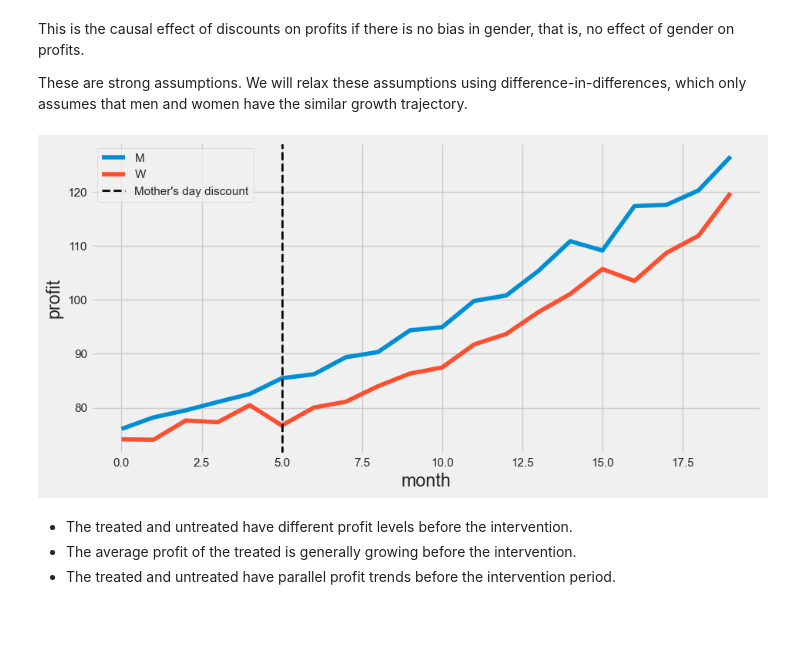
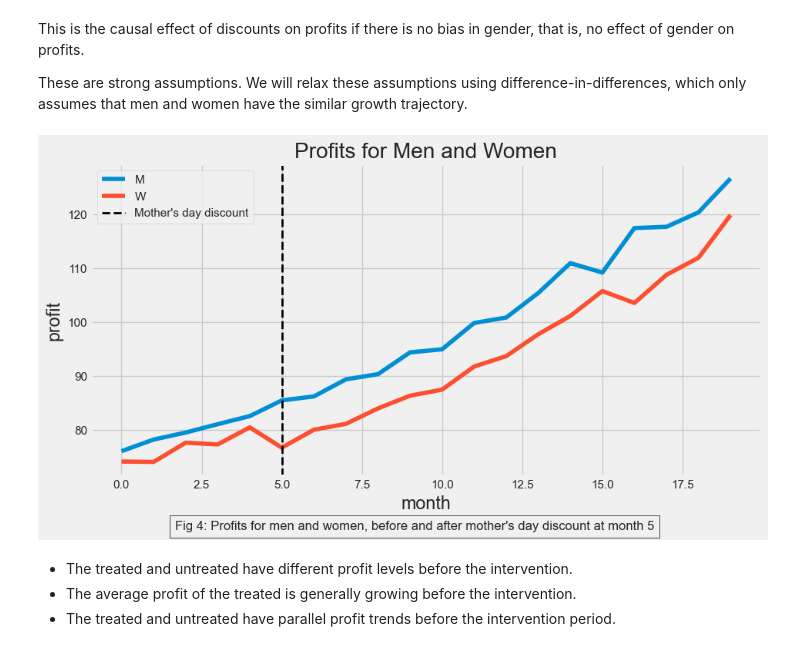
Before and after one commit to GregoryTomy/causal-inference, a Jupyter notebook: 3_diff_in_diff.ipynb, the cells around one changed output. Drawn from its saved outputs; the diff is of its cells as text; code cells hidden in the pictures; blank space fills up the shorter version.

```diff
--- a/3_diff_in_diff.ipynb
+++ b/3_diff_in_diff.ipynb
@@ -203,22 +203,29 @@ These are strong assumptions. We will relax these assumptions using difference-i
 # %%
 plt_df = (data
             .query("gender == 'W' or gender == 'M'")
             .groupby(["gender", "month"])
             ["profit"]
             .mean()
             .reset_index())
 
 sns.lineplot(
     data=plt_df,
     x="month",
     y="profit",
     hue="gender"
 )
 plt.axvline(x=5, linestyle="--", lw=2, color="black", label="Mother's day discount")
 plt.legend()
-plt.savefig("images/did.jpg")
+plt.title("Profits for Men and Women")
+plt.figtext(0.5,
+            -.07,
+            "Fig 4: Profits for men and women, before and after mother's day discount at month 5",
+            ha="center",
+            fontsize=12,
+            bbox={"pad":5, "facecolor":"none", "edgecolor":"black"},)
+# plt.savefig("images/did.jpg")
 # %% [output]
-[figure, old version]
+[figure, new version]
 # %% [markdown]
 - The treated and untreated have different profit levels before the intervention.
 - The average profit of the treated is generally growing before the intervention.
```
Also changed, not shown: 5 other files.
